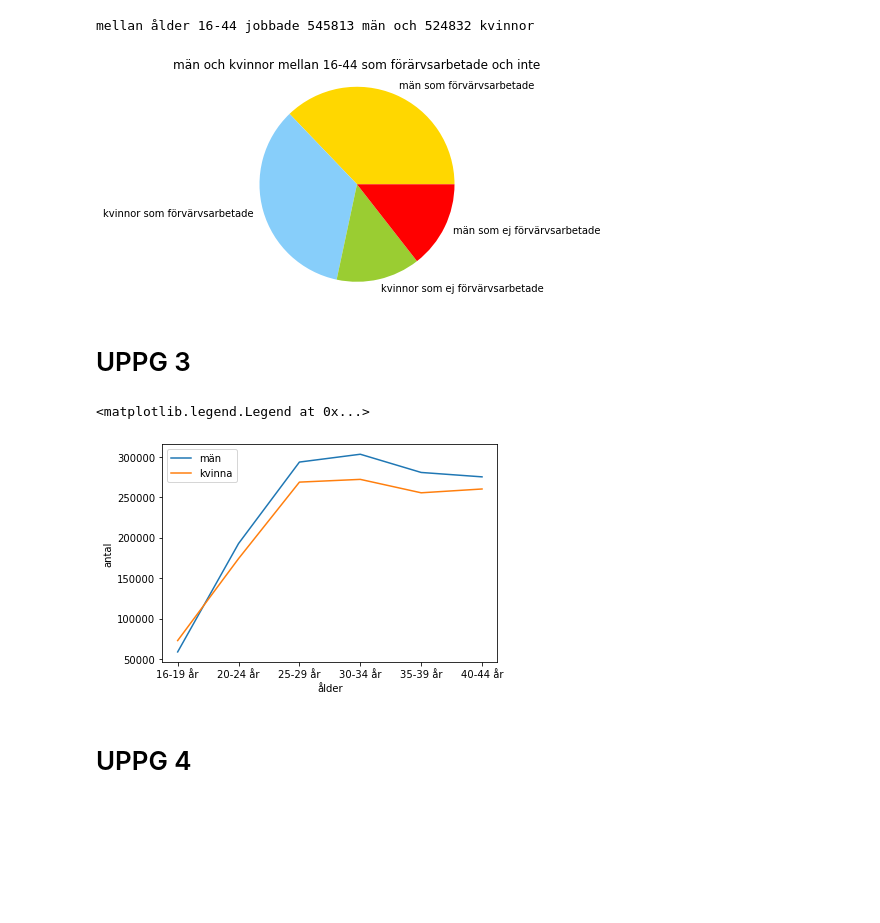
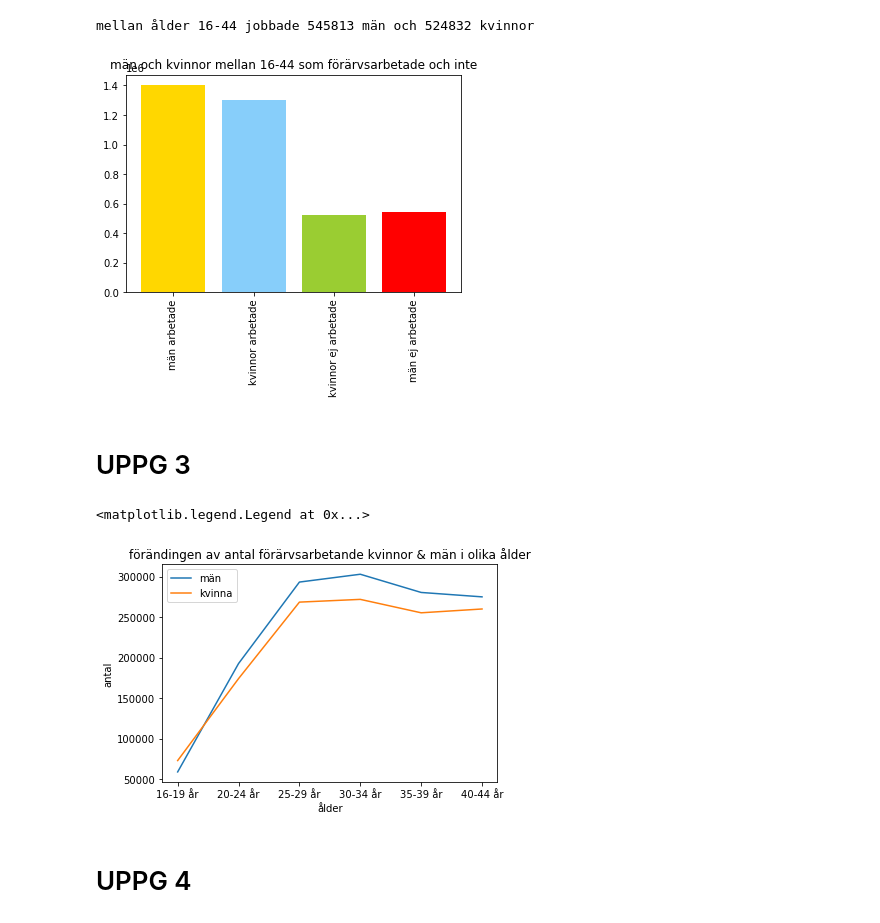
Before and after one commit to Mohammadreza324/Mohammmadreza-Sharifi-19c, a Jupyter notebook: programmeing-i-verklig/pandas/panda.ipynb, the cells around one changed output. Saved outputs shown, nothing was run; the diff lists cells and outputs as text; code cells hidden in the pictures; blank space fills up the shorter version.

```diff
--- a/programmeing-i-verklig/pandas/panda.ipynb
+++ b/programmeing-i-verklig/pandas/panda.ipynb
@@ -75,16 +75,17 @@ mellan ålder 16-44 jobbade 545813 män och 524832 kvinnor
 # %%
 import matplotlib.pyplot as plt
 
 lista = [män, kvinnor, kvinna, man]
-beskrivning = "män som förvärvsarbetade", "kvinnor som förvärvsarbetade", "kvinnor som ej förvärvsarbetade", "män som ej förvärvsarbetade"
-farger = "gold", "lightskyblue", "yellowgreen", "red"
+beskrivning = "män arbetade", "kvinnor arbetade", "kvinnor ej arbetade", "män ej arbetade"
+färger = "gold", "lightskyblue", "yellowgreen", "red"
 
-plt.pie(lista, labels=beskrivning, colors=farger)
+plt.bar(beskrivning, lista, color=färger)
 plt.title("män och kvinnor mellan 16-44 som förärvsarbetade och inte")
-plt.axis("equal")
+#plt.axis("equal")
+plt.xticks(beskrivning, rotation=90)
 plt.show()
 # %% [output]
-[figure, old version]
+[figure, new version]
 # %% [markdown]
 # UPPG 3
 # %%
@@ -108,12 +109,13 @@ a = k["2019"]
 
 plt.plot(ålder, antal, label="män")
 plt.plot(å,a, label="kvinna")
+plt.title("förändingen av antal förärvsarbetande kvinnor & män i olika ålder")
 plt.xlabel("ålder")
 plt.ylabel("antal")
 plt.legend()
 # %% [output]
 <matplotlib.legend.Legend at 0x...>
-[figure, old version]
+[figure, new version]
 # %% [markdown]
 # UPPG 4
 # %%
```
Also changed, not shown: parts of 3 cells of this notebook.
